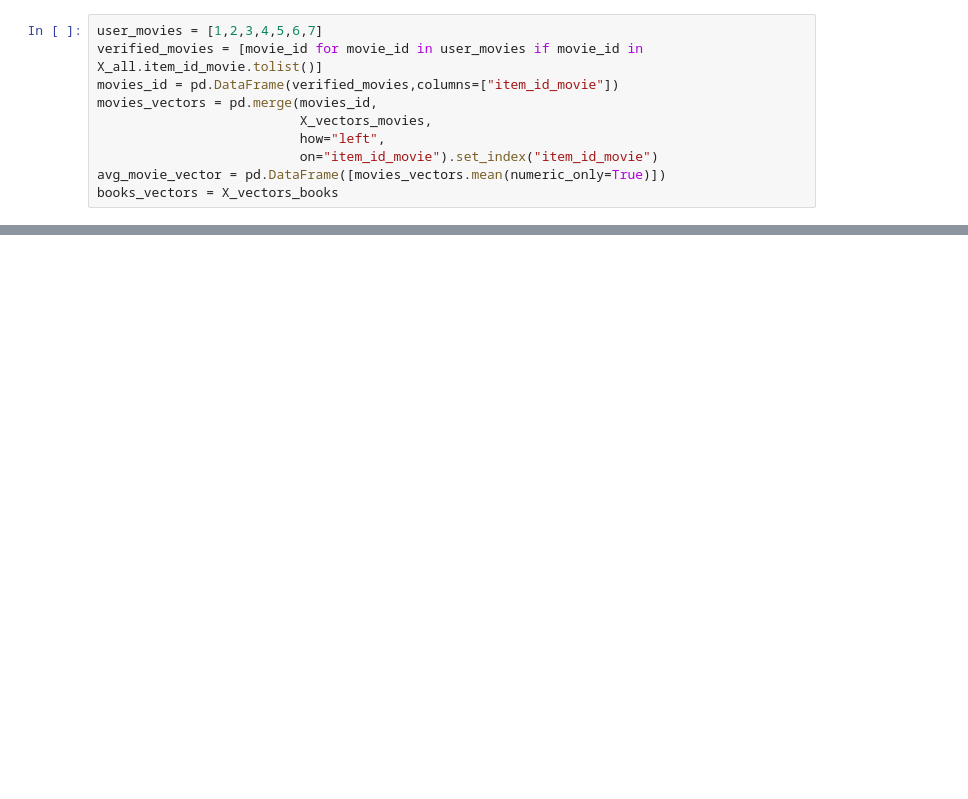
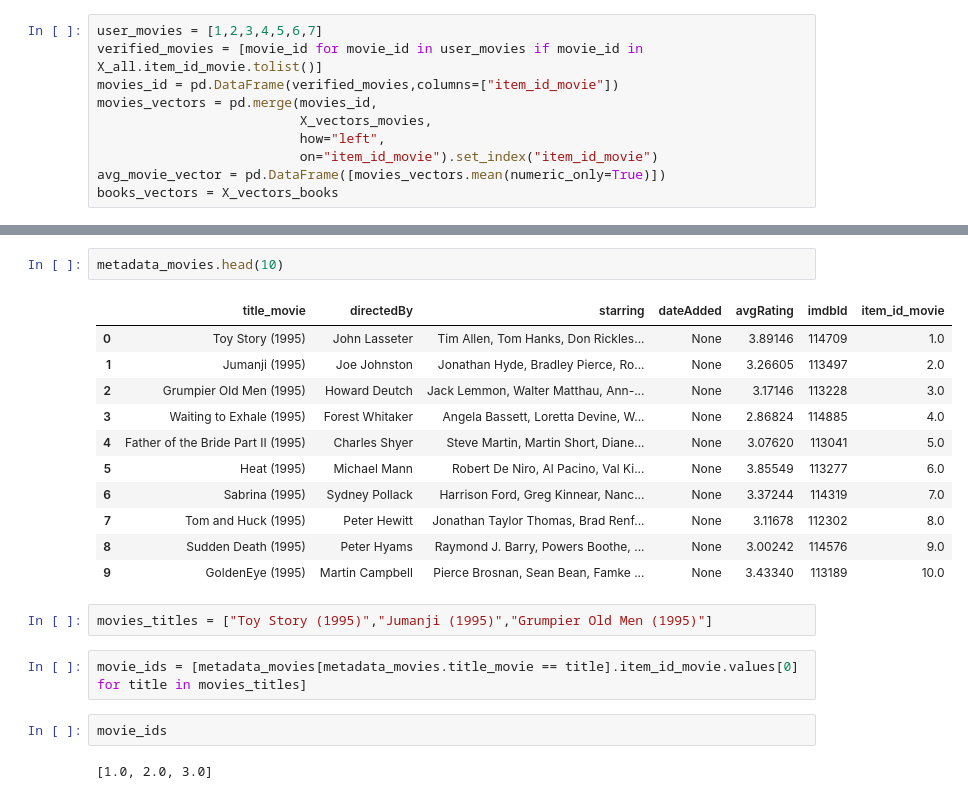
Before and after one commit to arostagnat/BookMatch, a Jupyter notebook: notebooks/recc_model.ipynb, the cells around one changed output, grey strips where cells are left out. Drawn from its saved outputs; the diff is of its cells as text; blank space fills up the shorter version.

```diff
--- a/notebooks/recc_model.ipynb
+++ b/notebooks/recc_model.ipynb
@@ -200 +214,23 @@ Top 5 book recommendations
 Name: title_book, dtype: object
+# %%
+metadata_movies.head(10)
+# %% [output]
+|  | title_movie | directedBy | starring | dateAdded | avgRating | imdbId | item_id_movie |
+| 0 | Toy Story (1995) | John Lasseter | Tim Allen, Tom Hanks, Don Rickles... | None | 3.89146 | 114709 | 1.0 |
+| 1 | Jumanji (1995) | Joe Johnston | Jonathan Hyde, Bradley Pierce, Ro... | None | 3.26605 | 113497 | 2.0 |
+| 2 | Grumpier Old Men (1995) | Howard Deutch | Jack Lemmon, Walter Matthau, Ann-... | None | 3.17146 | 113228 | 3.0 |
+| 3 | Waiting to Exhale (1995) | Forest Whitaker | Angela Bassett, Loretta Devine, W... | None | 2.86824 | 114885 | 4.0 |
+| 4 | Father of the Bride Part II (1995) | Charles Shyer | Steve Martin, Martin Short, Diane... | None | 3.07620 | 113041 | 5.0 |
+| 5 | Heat (1995) | Michael Mann | Robert De Niro, Al Pacino, Val Ki... | None | 3.85549 | 113277 | 6.0 |
+| 6 | Sabrina (1995) | Sydney Pollack | Harrison Ford, Greg Kinnear, Nanc... | None | 3.37244 | 114319 | 7.0 |
+| 7 | Tom and Huck (1995) | Peter Hewitt | Jonathan Taylor Thomas, Brad Renf... | None | 3.11678 | 112302 | 8.0 |
+| 8 | Sudden Death (1995) | Peter Hyams | Raymond J. Barry, Powers Boothe, ... | None | 3.00242 | 114576 | 9.0 |
+| 9 | GoldenEye (1995) | Martin Campbell | Pierce Brosnan, Sean Bean, Famke ... | None | 3.43340 | 113189 | 10.0 |
+# %%
+movies_titles = ["Toy Story (1995)","Jumanji (1995)","Grumpier Old Men (1995)"]
+# %%
+movie_ids = [metadata_movies[metadata_movies.title_movie == title].item_id_movie.values[0] for title in movies_titles]
+# %%
+movie_ids
+# %% [output]
+[1.0, 2.0, 3.0]
```
Also changed, not shown: parts of 5 cells of this notebook.
